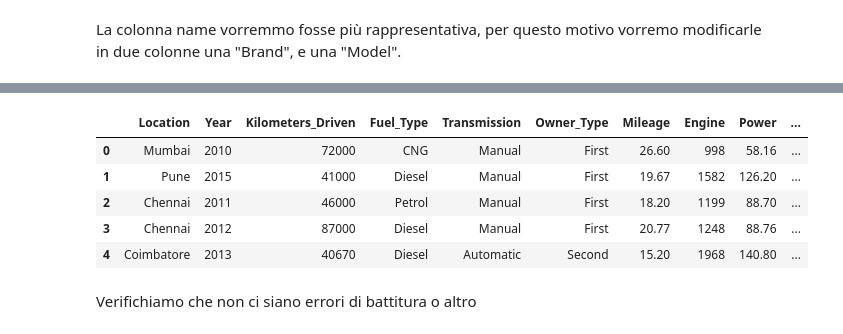
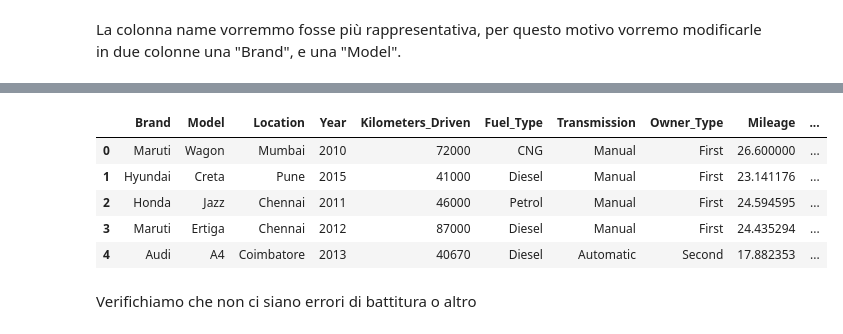
Before and after one commit to fragreco04/progetto-fad-2526, a Jupyter notebook: notebooks/drafts/part-1/edaFil.ipynb, the cells around one changed output, grey strips where cells are left out. Saved outputs shown, nothing was run; the diff lists cells and outputs as text; code cells hidden in the pictures.

```diff
--- a/notebooks/drafts/part-1/edaFil.ipynb
+++ b/notebooks/drafts/part-1/edaFil.ipynb
@@ -99,3 +98,0 @@ La gestione della colonna Mileage è particolare, in quanto abbiamo due unità d
-# %%
-df['Mileage'] = df['Mileage'].str.split(' ').str[0]
-df['Mileage'] = pd.to_numeric(df['Mileage'], errors='coerce')
@@ -102,3 +122,28 @@ df['Mileage'] = pd.to_numeric(df['Mileage'], errors='coerce')
+# %%
+condition = df['Mileage'].str.contains('kmpl', na=False)
+df_kmpl = df[condition]
+kmpl = df_kmpl['Mileage'].str.split(' ').str[0].astype(float)
+
+conversion_factors = {
+    'Petrol': 1/0.74,
+    'Diesel': 1/0.85,
+    'LPG': 1/0.51,
+    'CNG': 1,
+    'Electric': np.nan
+}
+
+fuel = df_kmpl['Fuel_Type']
+conversions = fuel.map(conversion_factors)
+kmkg = kmpl * conversions
+
+df['Mileage_Clean_kmkg'] = np.nan
+df.loc[condition, 'Mileage_Clean_kmkg'] = kmkg
+condition_kmkg = df['Mileage'].str.contains('km/kg', na=False)
+values_kmkg = df.loc[condition_kmkg, 'Mileage'].str.split(' ').str[0].astype(float)
+df.loc[condition_kmkg, 'Mileage_Clean_kmkg'] = values_kmkg
+
+df['Mileage'] = df['Mileage_Clean_kmkg']
+df = df.drop(columns=['Mileage_Clean_kmkg'])
 # %%
 df['Power'] = df['Power'].str.split(' ').str[0]
 df['Power'] = pd.to_numeric(df['Power'], errors='coerce')
@@ -277,14 +322,20 @@ Data columns (total 13 columns):
 dtypes: float64(3), int64(4), object(6)
 memory usage: 658.3+ KB
 # %%
+first_cols = ['Brand', 'Model']
+
+remaining_cols = [col for col in df.columns if col not in first_cols]
+
+df = df[first_cols + remaining_cols]
 df.head()
+df.head()
 # %% [output]
-|  | Location | Year | Kilometers_Driven | Fuel_Type | Transmission | Owner_Type | Mileage | Engine | Power | ... |
-| 0 | Mumbai | 2010 | 72000 | CNG | Manual | First | 26.60 | 998 | 58.16 | ... |
-| 1 | Pune | 2015 | 41000 | Diesel | Manual | First | 19.67 | 1582 | 126.20 | ... |
-| 2 | Chennai | 2011 | 46000 | Petrol | Manual | First | 18.20 | 1199 | 88.70 | ... |
-| 3 | Chennai | 2012 | 87000 | Diesel | Manual | First | 20.77 | 1248 | 88.76 | ... |
-| 4 | Coimbatore | 2013 | 40670 | Diesel | Automatic | Second | 15.20 | 1968 | 140.80 | ... |
+|  | Brand | Model | Location | Year | Kilometers_Driven | Fuel_Type | Transmission | Owner_Type | Mileage | ... |
+| 0 | Maruti | Wagon | Mumbai | 2010 | 72000 | CNG | Manual | First | 26.600000 | ... |
+| 1 | Hyundai | Creta | Pune | 2015 | 41000 | Diesel | Manual | First | 23.141176 | ... |
+| 2 | Honda | Jazz | Chennai | 2011 | 46000 | Petrol | Manual | First | 24.594595 | ... |
+| 3 | Maruti | Ertiga | Chennai | 2012 | 87000 | Diesel | Manual | First | 24.435294 | ... |
+| 4 | Audi | A4 | Coimbatore | 2013 | 40670 | Diesel | Automatic | Second | 17.882353 | ... |
 # %% [markdown]
 Verifichiamo che non ci siano errori di battitura o altro
 # %%
```
Also changed, not shown: parts of 5 cells of this notebook, 2 other files.
